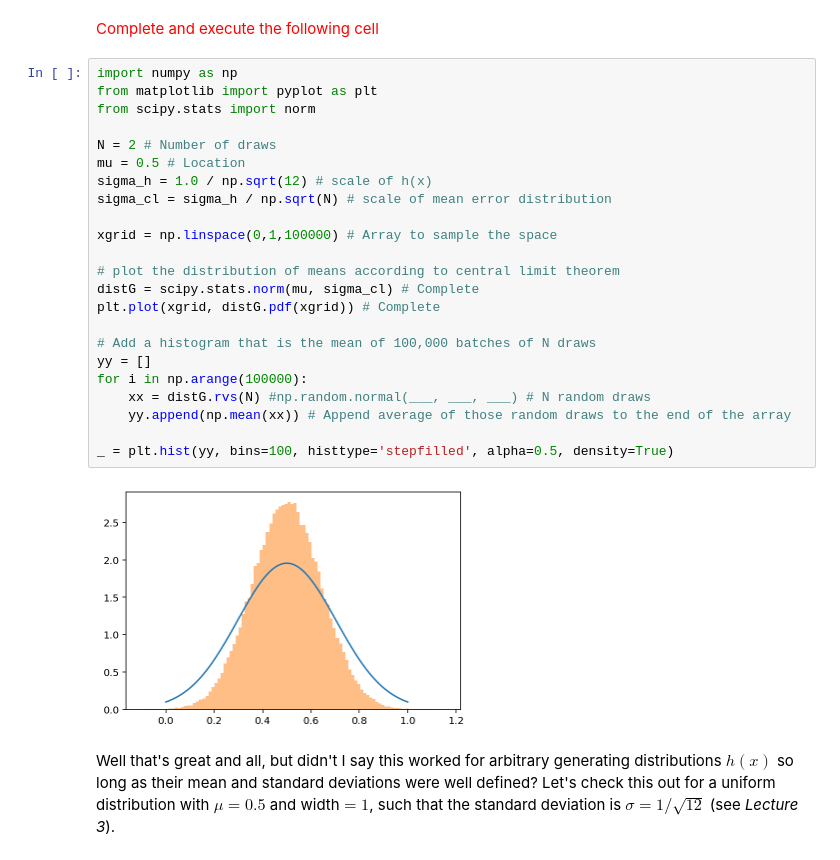
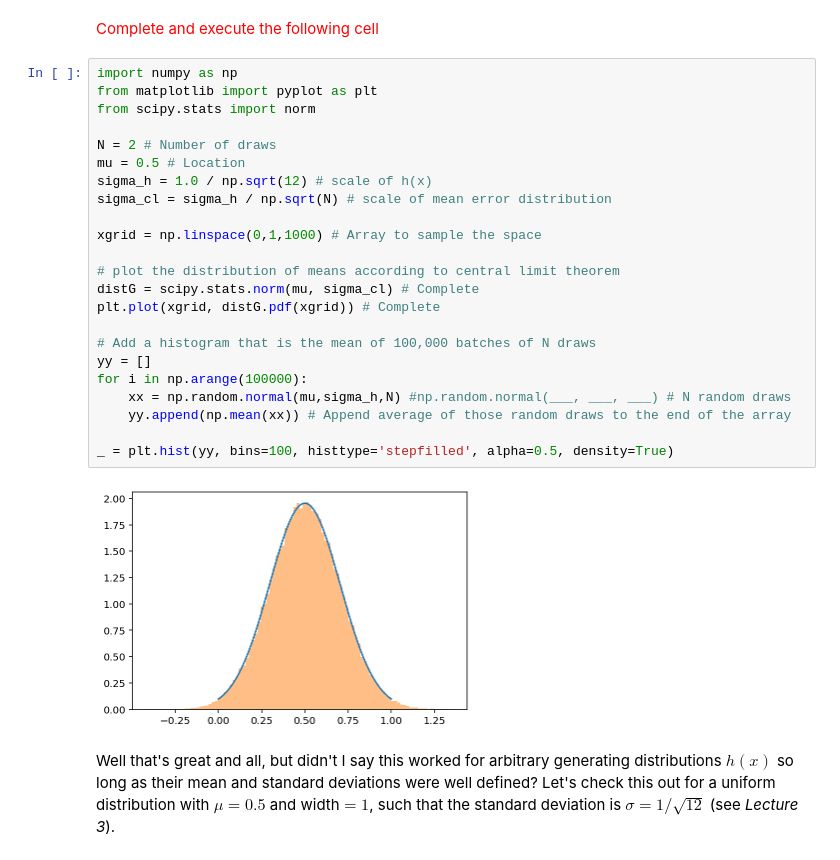
Before and after one commit to NihanPol/ASTR_3300_S2025, a Jupyter notebook: coursework/student_folders/zachary_zelensky/class_participation/Lecture_4_ZZelensky.ipynb, the cells around one changed output. Cells and saved outputs as stored; diff of their text form.

```diff
--- a/coursework/student_folders/zachary_zelensky/class_participation/Lecture_4_ZZelensky.ipynb
+++ b/coursework/student_folders/zachary_zelensky/class_participation/Lecture_4_ZZelensky.ipynb
@@ -70,28 +70,28 @@ Now let's average those two draws and plot the result (in the same panel). Do it
 # %%
 import numpy as np
 from matplotlib import pyplot as plt
 from scipy.stats import norm
 
 N = 2 # Number of draws
 mu = 0.5 # Location
 sigma_h = 1.0 / np.sqrt(12) # scale of h(x)
 sigma_cl = sigma_h / np.sqrt(N) # scale of mean error distribution
 
-xgrid = np.linspace(0,1,100000) # Array to sample the space
+xgrid = np.linspace(0,1,1000) # Array to sample the space
 
 # plot the distribution of means according to central limit theorem
 distG = scipy.stats.norm(mu, sigma_cl) # Complete
 plt.plot(xgrid, distG.pdf(xgrid)) # Complete
 
 # Add a histogram that is the mean of 100,000 batches of N draws
 yy = []
 for i in np.arange(100000):
-    xx = distG.rvs(N) #np.random.normal(___, ___, ___) # N random draws
+    xx = np.random.normal(mu,sigma_h,N) #np.random.normal(___, ___, ___) # N random draws
     yy.append(np.mean(xx)) # Append average of those random draws to the end of the array
 
 _ = plt.hist(yy, bins=100, histtype='stepfilled', alpha=0.5, density=True)
 # %% [output]
-[figure, old version]
+[figure, new version]
 # %% [markdown]
 Well that's great and all, but didn't I say this worked for arbitrary generating distributions $h(x)$ so long as their mean and standard deviations were well defined? Let's check this out for a uniform distribution with $\mu=0.5$ and width$ =1$, such that the standard deviation is $\sigma=1/\sqrt{12}$ (see *Lecture 3*).
 # %% [markdown]
```
Also changed, not shown: parts of 15 cells of this notebook.
